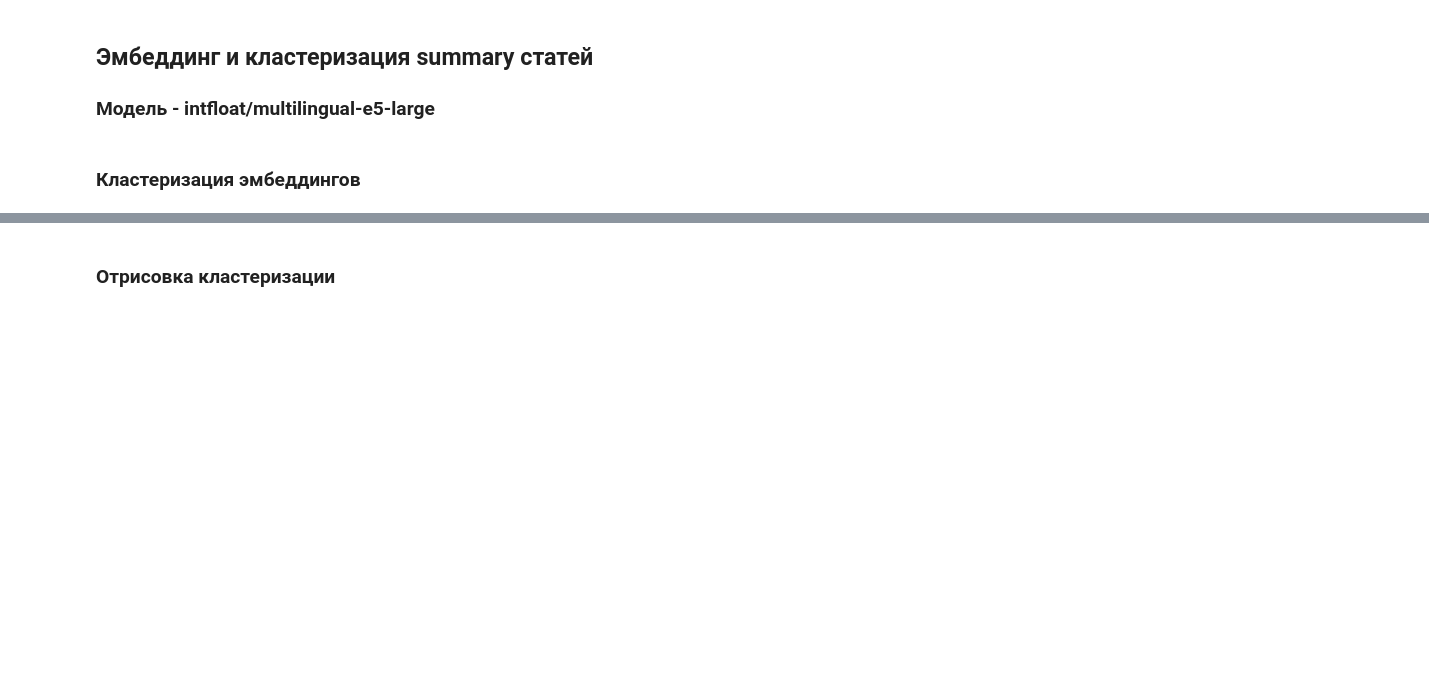
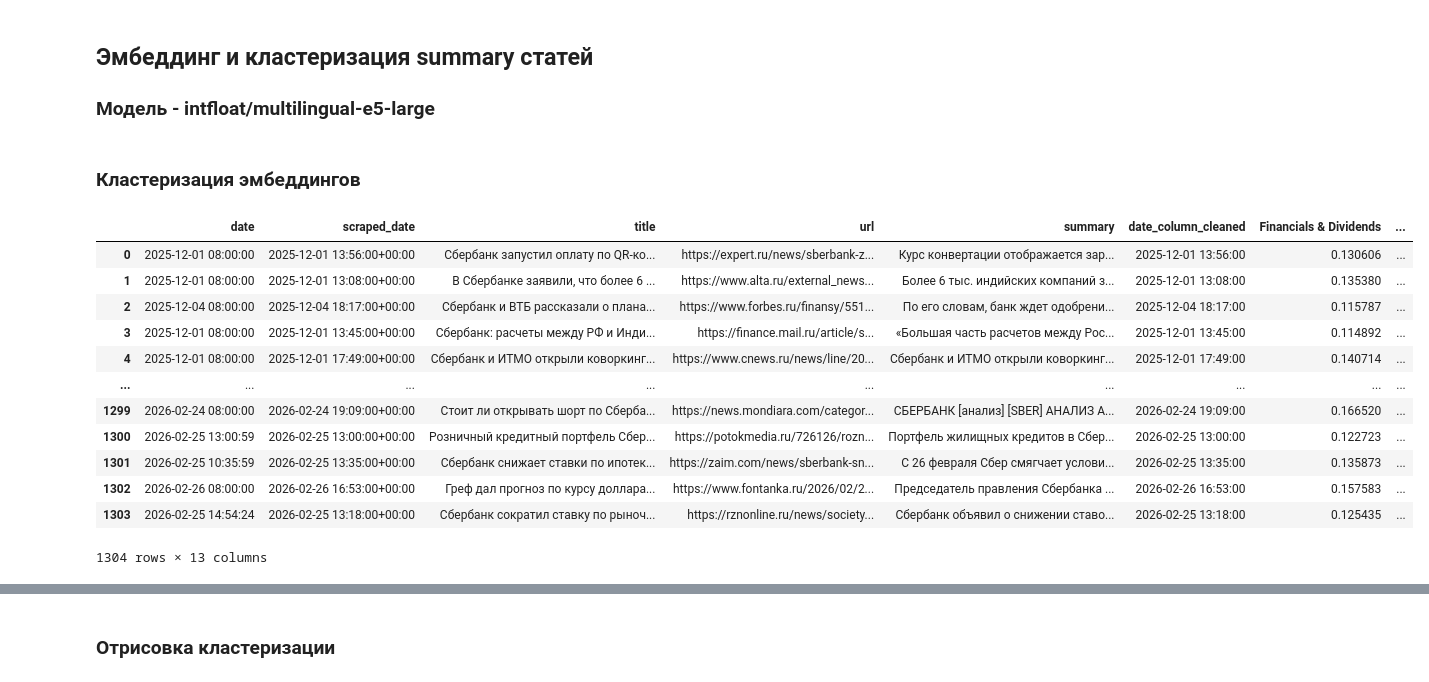
Before and after one commit to dmitriyjopov/OptionsNewsIndicator, a Jupyter notebook: news_indicator_microsoft.ipynb, the cells around one changed output, grey strips where cells are left out. Cells and saved outputs as stored; diff of their text form; code cells hidden in the pictures; blank space fills up the shorter version.

```diff
--- a/news_indicator_microsoft.ipynb
+++ b/news_indicator_microsoft.ipynb
@@ -267,6 +267,8 @@ df_index['vector'] = [embeddings[i] for i in range(len(embeddings))]
 np.save('embeddings.npy', embeddings)
 # %% [markdown]
 ### Кластеризация эмбеддингов
+# %%
+index_dateset = 'sberbank_2d_facebook_model_class_with_index.csv'
 # %%
 import numpy as np
 import pandas as pd
@@ -275,8 +277,25 @@ df_index = pd.read_csv(index_dateset)
 embeddings = np.load('embeddings.npy')
 
 df_index['scraped_date'] = pd.to_datetime(df_index['scraped_date'], format='mixed', utc=True)
-df_index.set_index(df_index['scraped_date'], inplace=True)
+# df_index.set_index(df_index['scraped_date'], inplace=True)
+df_index = df_index.drop(columns=['Unnamed: 0', 'Unnamed: 0.1'])
 
-df_index = df_index.drop(columns=['scraped_date'])
+# df_index = df_index.drop(columns=['scraped_date'])
+# %%
+df_index
+# %% [output]
+|  | date | scraped_date | title | url | summary | date_column_cleaned | Financials & Dividends | ... |
+| 0 | 2025-12-01 08:00:00 | 2025-12-01 13:56:00+00:00 | Сбербанк запустил оплату по QR-ко... | https://expert.ru/news/sberbank-z... | Курс конвертации отображается зар... | 2025-12-01 13:56:00 | 0.130606 | ... |
+| 1 | 2025-12-01 08:00:00 | 2025-12-01 13:08:00+00:00 | В Сбербанке заявили, что более 6 ... | https://www.alta.ru/external_news... | Более 6 тыс. индийских компаний з... | 2025-12-01 13:08:00 | 0.135380 | ... |
+| 2 | 2025-12-04 08:00:00 | 2025-12-04 18:17:00+00:00 | Сбербанк и ВТБ рассказали о плана... | https://www.forbes.ru/finansy/551... | По его словам, банк ждет одобрени... | 2025-12-04 18:17:00 | 0.115787 | ... |
+| 3 | 2025-12-01 08:00:00 | 2025-12-01 13:45:00+00:00 | Сбербанк: расчеты между РФ и Инди... | https://finance.mail.ru/article/s... | «Большая часть расчетов между Рос... | 2025-12-01 13:45:00 | 0.114892 | ... |
+| 4 | 2025-12-01 08:00:00 | 2025-12-01 17:49:00+00:00 | Сбербанк и ИТМО открыли коворкинг... | https://www.cnews.ru/news/line/20... | Сбербанк и ИТМО открыли коворкинг... | 2025-12-01 17:49:00 | 0.140714 | ... |
+| ... | ... | ... | ... | ... | ... | ... | ... | ... |
+| 1299 | 2026-02-24 08:00:00 | 2026-02-24 19:09:00+00:00 | Стоит ли открывать шорт по Сберба... | https://news.mondiara.com/categor... | СБЕРБАНК [анализ] [SBER] АНАЛИЗ А... | 2026-02-24 19:09:00 | 0.166520 | ... |
+| 1300 | 2026-02-25 13:00:59 | 2026-02-25 13:00:00+00:00 | Розничный кредитный портфель Сбер... | https://potokmedia.ru/726126/rozn... | Портфель жилищных кредитов в Сбер... | 2026-02-25 13:00:00 | 0.122723 | ... |
+| 1301 | 2026-02-25 10:35:59 | 2026-02-25 13:35:00+00:00 | Сбербанк снижает ставки по ипотек... | https://zaim.com/news/sberbank-sn... | С 26 февраля Сбер смягчает услови... | 2026-02-25 13:35:00 | 0.135873 | ... |
+| 1302 | 2026-02-26 08:00:00 | 2026-02-26 16:53:00+00:00 | Греф дал прогноз по курсу доллара... | https://www.fontanka.ru/2026/02/2... | Председатель правления Сбербанка ... | 2026-02-26 16:53:00 | 0.157583 | ... |
+| 1303 | 2026-02-25 14:54:24 | 2026-02-25 13:18:00+00:00 | Сбербанк сократил ставку по рыноч... | https://rznonline.ru/news/society... | Сбербанк объявил о снижении ставо... | 2026-02-25 13:18:00 | 0.125435 | ... |
+1304 rows × 13 columns
 # %%
 df_index['vector'] = list(embeddings)
```
Also changed, not shown: parts of 6 cells of this notebook.
